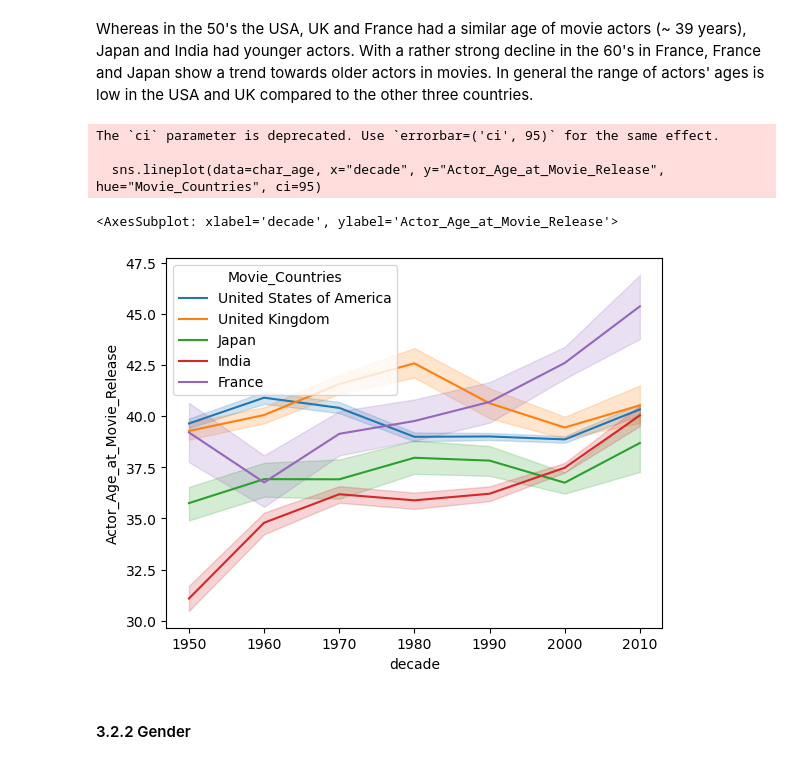
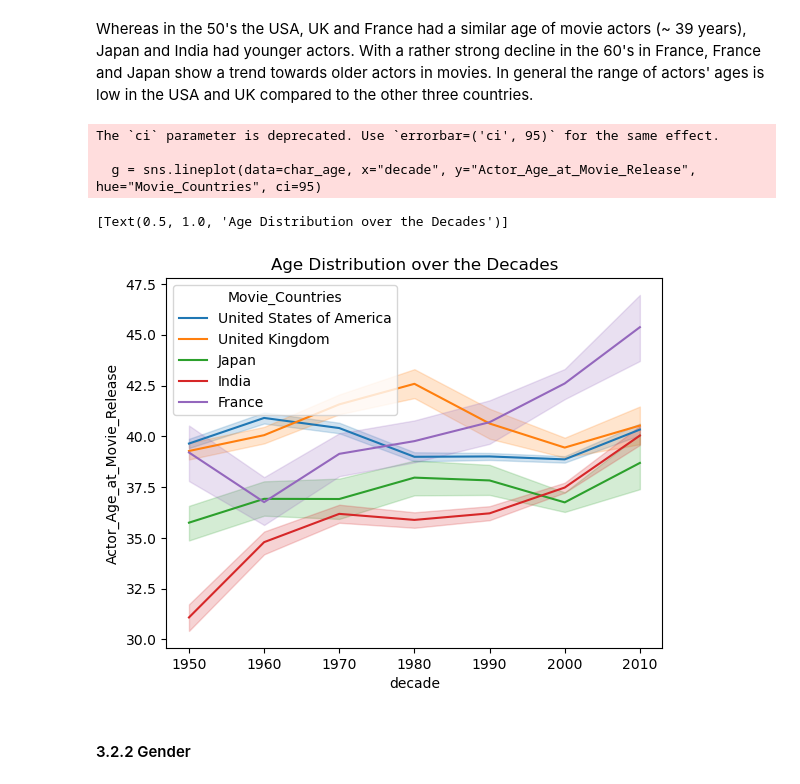
Before and after one commit to epfl-ada/ada-2022-project-robopros, a Jupyter notebook: notebooks/milestone2.ipynb, the cells around one changed output. Cells and saved outputs as stored; diff of their text form; code cells hidden in the pictures.

```diff
--- a/notebooks/milestone2.ipynb
+++ b/notebooks/milestone2.ipynb
@@ -722,7 +720,7 @@ char_age
 # %%
 # convert into date format to extract year
-dob_mrd_char.Actor_DOB = pd.to_datetime(dob_mrd_char.Actor_DOB, format='%Y/%m/%d', errors='coerce')
-dob_mrd_char.Movie_Release_Date = pd.to_datetime(dob_mrd_char.Movie_Release_Date, format='%Y/%m/%d', errors='coerce')
+dob_mrd_char = clean.parse_dates(dob_mrd_char, 'Actor_DOB')
+dob_mrd_char = clean.parse_dates(dob_mrd_char, 'Movie_Release_Date')
 dob_mrd_char
 # %% [output]
 |  | index | Wikipedia_Movie_ID | Movie_Countries | Freebase_Movie_ID | Movie_Release_Date | Character_Name | ... |
@@ -749,10 +741,7 @@ def calc_age(df1, df2):
-# %%
-# replace the actors' calculated ages and remove the wrong data
-dob_mrd_char.Actor_Age_at_Movie_Release = dob_mrd_char.apply(lambda x: calc_age(x.Movie_Release_Date, x.Actor_DOB), axis=1)
-dob_mrd_char = dob_mrd_char.drop(labels=remove_idx, axis=0)
 # %%
+# replace the actors' calculated ages and remove the wrong data
 # replace NaN with calculated age in original dataframe
-char_age.Actor_Age_at_Movie_Release.loc[dob_mrd_char.index] = dob_mrd_char.Actor_Age_at_Movie_Release
+char_age = clean.calc_age(dob_mrd_char, char_age, removed_idx)
 # %% [output]
 A value is trying to be set on a copy of a slice from a DataFrame
 
@@ -761,6 +750,6 @@ See the caveats in the documentation: https://pandas.pydata.org/pandas-docs/stab
 # %%
 # cleansed data
-char_age = char_age[char_age.Actor_Age_at_Movie_Release > 0].dropna(subset='Actor_Age_at_Movie_Release')
+char_age = clean.positive_age(char_age)
 char_age
 # %% [output]
 |  | index | Wikipedia_Movie_ID | Movie_Countries | Freebase_Movie_ID | Movie_Release_Date | Character_Name | ... |
@@ -823,13 +809,14 @@ Whereas in the 50's the USA, UK and France had a similar age of movie actors (~
 # %%
 # compare over decades
 # CI of 95 % was added
-sns.lineplot(data=char_age, x="decade", y="Actor_Age_at_Movie_Release", hue="Movie_Countries", ci=95)
+g = sns.lineplot(data=char_age, x="decade", y="Actor_Age_at_Movie_Release", hue="Movie_Countries", ci=95)
+g.set(title='Age Distribution over the Decades')
 # %% [output]
 The `ci` parameter is deprecated. Use `errorbar=('ci', 95)` for the same effect.
 
-  sns.lineplot(data=char_age, x="decade", y="Actor_Age_at_Movie_Release", hue="Movie_Countries", ci=95)
+  g = sns.lineplot(data=char_age, x="decade", y="Actor_Age_at_Movie_Release", hue="Movie_Countries", ci=95)
-<AxesSubplot: xlabel='decade', ylabel='Actor_Age_at_Movie_Release'>
+[Text(0.5, 1.0, 'Age Distribution over the Decades')]
-[figure, old version]
+[figure, new version]
 # %% [markdown]
 #### 3.2.2 Gender
 # %%
```
Also changed, not shown: parts of 55 cells of this notebook, 4 other files.
